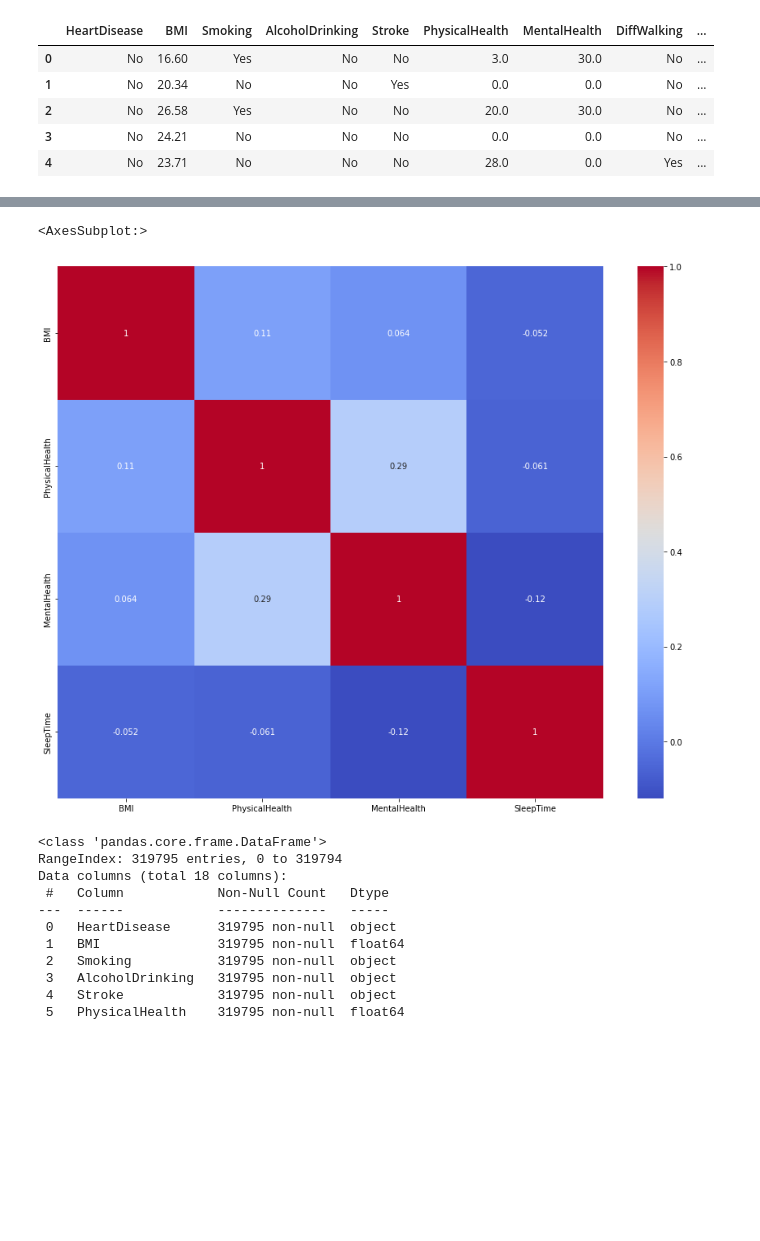
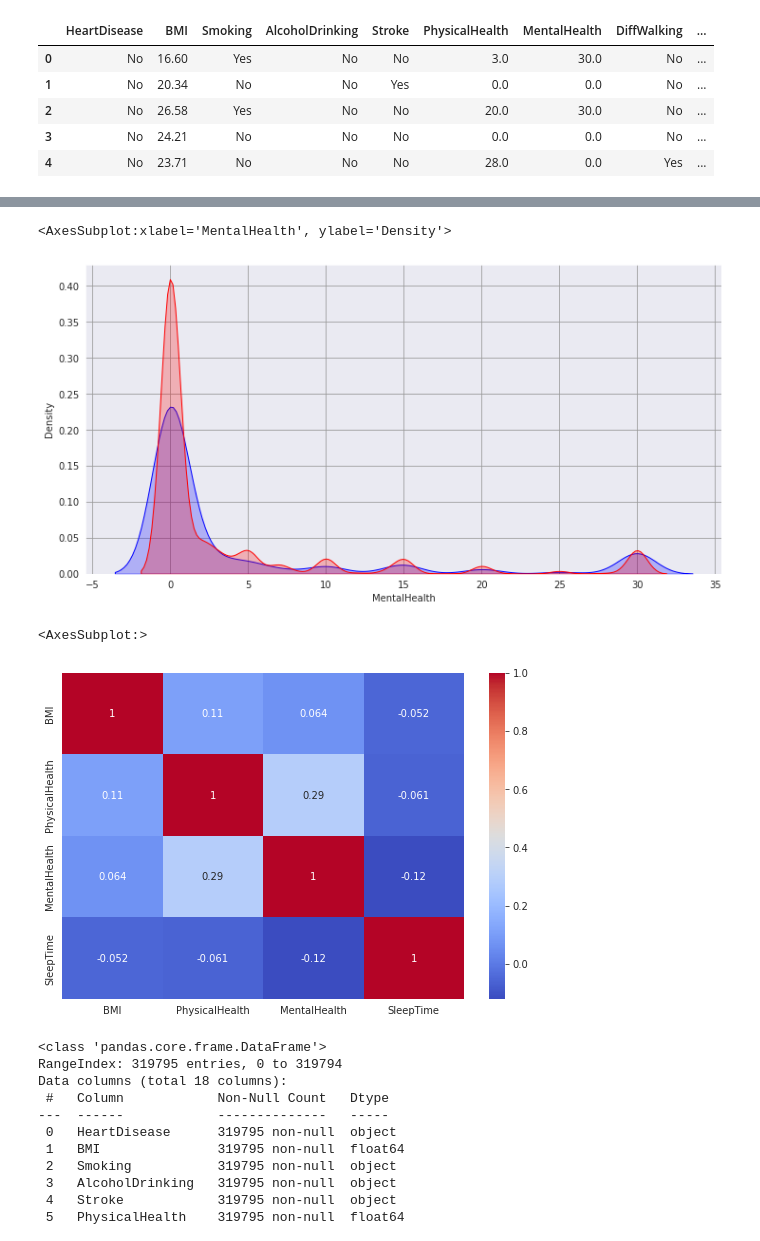
Before and after one commit to BugMasterArka/Practicing-Notebooks, a Jupyter notebook: prediction-of-heart-disease-easy.ipynb, the cells around one changed output, grey strips where cells are left out. Saved outputs shown, nothing was run; the diff lists cells and outputs as text; code cells hidden in the pictures; blank space fills up the shorter version.

Commit message:
Kaggle Notebook | Prediction of Heart Disease ( Easy) | Version 2

```diff
--- a/prediction-of-heart-disease-easy.ipynb
+++ b/prediction-of-heart-disease-easy.ipynb
@@ -43,3 +43,5 @@ df.head()
 | 2 | No | 26.58 | Yes | No | No | 20.0 | 30.0 | No | ... |
 | 3 | No | 24.21 | No | No | No | 0.0 | 0.0 | No | ... |
 | 4 | No | 23.71 | No | No | No | 28.0 | 0.0 | Yes | ... |
+# %%
+sns.set_style("darkgrid", {"grid.color": ".6"})
@@ -52,10 +87,17 @@ sns.countplot(df['AgeCategory'])
+# %%
+plt.figure(figsize=(12,6))
+sns.kdeplot(df[df['HeartDisease']=='Yes']['MentalHealth'],shade=True,color='blue')
+sns.kdeplot(df[df['HeartDisease']=='No']['MentalHealth'],shade=True,color='red')
+# %% [output]
+<AxesSubplot:xlabel='MentalHealth', ylabel='Density'>
+[figure, added]
 # %%
 import matplotlib
-plt.figure(figsize=(15,12))
+plt.figure(figsize=(9,6))
 sns.heatmap(df.corr(),annot=True,cmap='coolwarm')
 # %% [output]
 <AxesSubplot:>
-[figure, old version]
+[figure, new version]
 # %%
 df.info()
 # %% [output]
```
Also changed, not shown: parts of 5 cells of this notebook.
